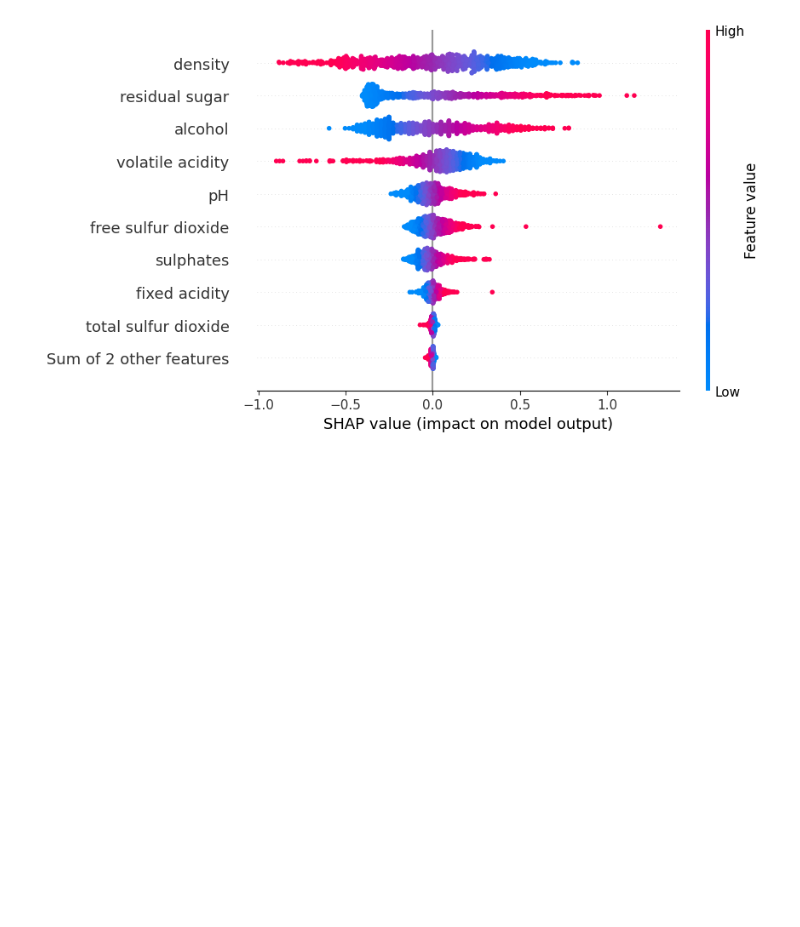
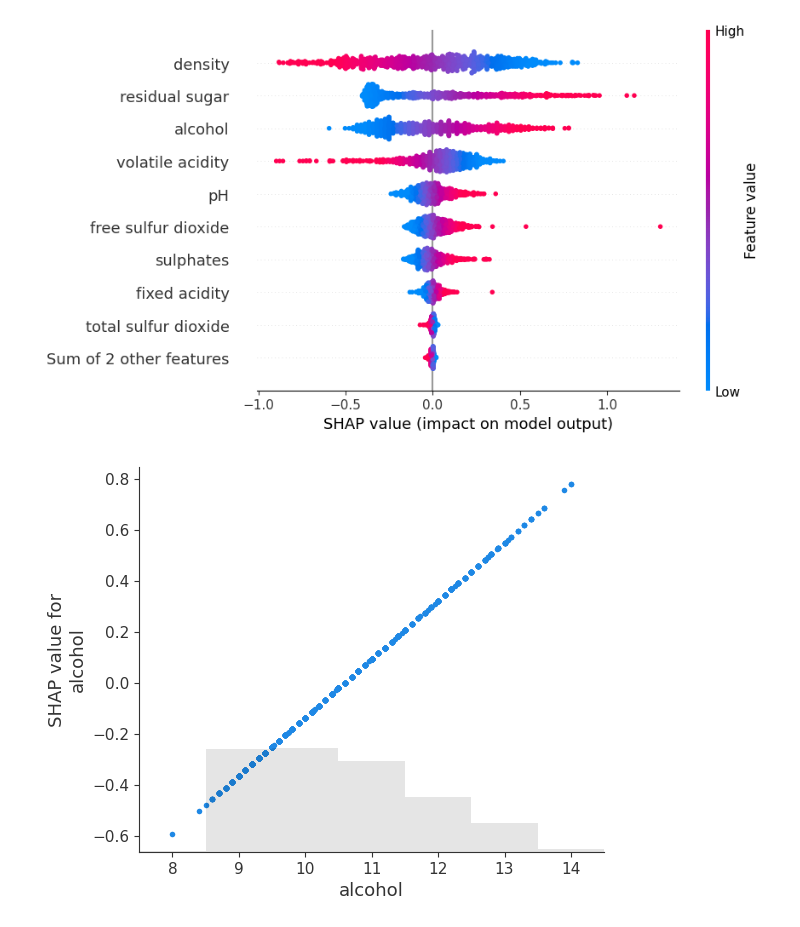
Before and after one commit to AndrewSwinn/Regression, a Jupyter notebook: wine/wine-regression - packages.ipynb, the cells around one changed output. Cells and saved outputs as stored; diff of their text form; code cells hidden in the pictures; blank space fills up the shorter version.

```diff
--- a/wine/wine-regression - packages.ipynb
+++ b/wine/wine-regression - packages.ipynb
@@ -1206,3 +95,7 @@ array([[-0.03479769,  0.00306381, -0.00545601, ..., -0.06541621,
 shap.plots.beeswarm(shap_values)
 # %% [output]
 [figure]
+# %%
+shap.plots.scatter(shap_values[:, 'alcohol'])
+# %% [output]
+[figure, added]
```
Also changed, not shown: parts of 10 cells of this notebook, 7 other files.
